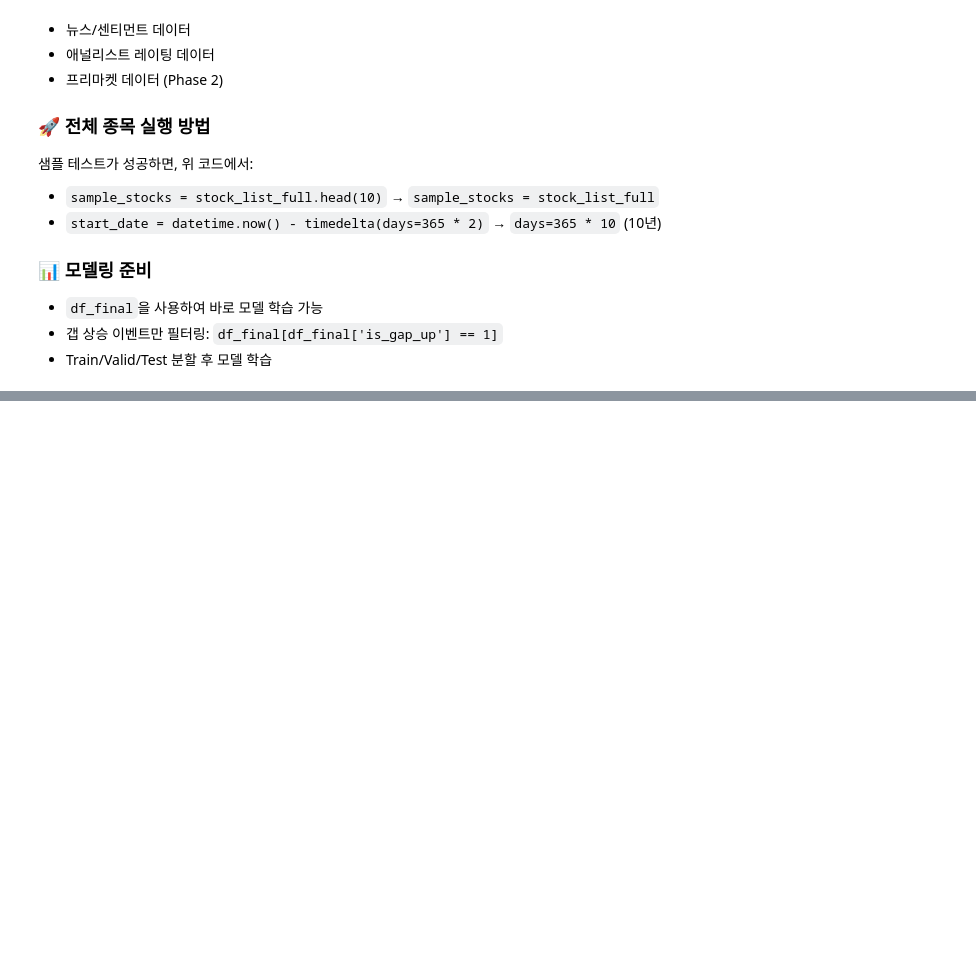
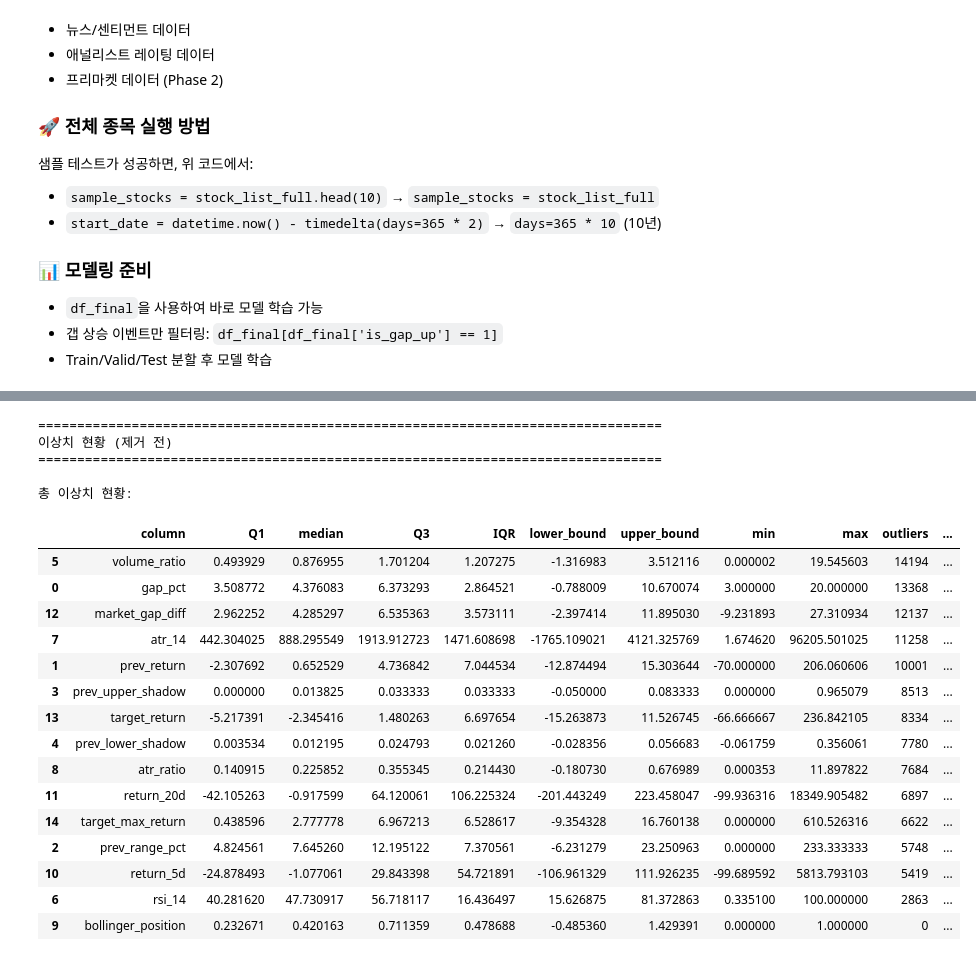
Before and after one commit to kknaks/stock_predict, a Jupyter notebook: notebooks/01_data_exploration.ipynb, the cells around one changed output, grey strips where cells are left out. Cells and saved outputs as stored; diff of their text form; code cells hidden in the pictures; blank space fills up the shorter version.

```diff
--- a/notebooks/01_data_exploration.ipynb
+++ b/notebooks/01_data_exploration.ipynb
@@ -931,0 +933,13 @@ Trying to import the above resulted in these errors:
+# %%
+import pandas as pd
+
+# 1. 기존 데이터 로드
+print("=" * 80)
+print("IQR 이상치 제거")
+print("=" * 80)
+
+df_final = pd.read_parquet("../data/processed/preprocessed_df_full.parquet")
+print(f"\n✓ 데이터 로드 완료")
+print(f"  - Shape: {df_final.shape}")
+print(f"  - 날짜 범위: {df_final['date'].min()} ~ {df_final['date'].max()}")
+print(f"  - 종목 수: {df_final['InfoCode'].nunique():,}")
@@ -931,0 +1071,59 @@ Trying to import the above resulted in these errors:
+# %%
+# 4. 이상치 현황 확인 (제거 전)
+print("=" * 80)
+print("이상치 현황 (제거 전)")
+print("=" * 80)
+
+outlier_summary = []
+for col in outlier_columns:
+    if col not in df_final.columns or df_final[col].isna().all():
+        continue
+
+    Q1 = df_final[col].quantile(0.25)
+    Q3 = df_final[col].quantile(0.75)
+    IQR = Q3 - Q1
+
+    lower = Q1 - 1.5 * IQR
+    upper = Q3 + 1.5 * IQR
+
+    outliers = ((df_final[col] < lower) | (df_final[col] > upper)).sum()
+
+    outlier_summary.append({
+        'column': col,
+        'Q1': Q1,
+        'median': df_final[col].median(),
+        'Q3': Q3,
+        'IQR': IQR,
+        'lower_bound': lower,
+        'upper_bound': upper,
+        'min': df_final[col].min(),
+        'max': df_final[col].max(),
+        'outliers': outliers,
+        'outlier_pct': outliers / len(df_final) * 100,
+    })
+
+df_outlier_summary = pd.DataFrame(outlier_summary).sort_values('outlier_pct', ascending=False)
+print(f"\n총 이상치 현황:")
+display(df_outlier_summary)
+# %% [output]
+================================================================================
+이상치 현황 (제거 전)
+================================================================================
+
+총 이상치 현황:
+|  | column | Q1 | median | Q3 | IQR | lower_bound | upper_bound | min | max | outliers | ... |
+| 5 | volume_ratio | 0.493929 | 0.876955 | 1.701204 | 1.207275 | -1.316983 | 3.512116 | 0.000002 | 19.545603 | 14194 | ... |
+| 0 | gap_pct | 3.508772 | 4.376083 | 6.373293 | 2.864521 | -0.788009 | 10.670074 | 3.000000 | 20.000000 | 13368 | ... |
+| 12 | market_gap_diff | 2.962252 | 4.285297 | 6.535363 | 3.573111 | -2.397414 | 11.895030 | -9.231893 | 27.310934 | 12137 | ... |
+| 7 | atr_14 | 442.304025 | 888.295549 | 1913.912723 | 1471.608698 | -1765.109021 | 4121.325769 | 1.674620 | 96205.501025 | 11258 | ... |
+| 1 | prev_return | -2.307692 | 0.652529 | 4.736842 | 7.044534 | -12.874494 | 15.303644 | -70.000000 | 206.060606 | 10001 | ... |
+| 3 | prev_upper_shadow | 0.000000 | 0.013825 | 0.033333 | 0.033333 | -0.050000 | 0.083333 | 0.000000 | 0.965079 | 8513 | ... |
+| 13 | target_return | -5.217391 | -2.345416 | 1.480263 | 6.697654 | -15.263873 | 11.526745 | -66.666667 | 236.842105 | 8334 | ... |
+| 4 | prev_lower_shadow | 0.003534 | 0.012195 | 0.024793 | 0.021260 | -0.028356 | 0.056683 | -0.061759 | 0.356061 | 7780 | ... |
+| 8 | atr_ratio | 0.140915 | 0.225852 | 0.355345 | 0.214430 | -0.180730 | 0.676989 | 0.000353 | 11.897822 | 7684 | ... |
+| 11 | return_20d | -42.105263 | -0.917599 | 64.120061 | 106.225324 | -201.443249 | 223.458047 | -99.936316 | 18349.905482 | 6897 | ... |
+| 14 | target_max_return | 0.438596 | 2.777778 | 6.967213 | 6.528617 | -9.354328 | 16.760138 | 0.000000 | 610.526316 | 6622 | ... |
+| 2 | prev_range_pct | 4.824561 | 7.645260 | 12.195122 | 7.370561 | -6.231279 | 23.250963 | 0.000000 | 233.333333 | 5748 | ... |
+| 10 | return_5d | -24.878493 | -1.077061 | 29.843398 | 54.721891 | -106.961329 | 111.926235 | -99.689592 | 5813.793103 | 5419 | ... |
+| 6 | rsi_14 | 40.281620 | 47.730917 | 56.718117 | 16.436497 | 15.626875 | 81.372863 | 0.335100 | 100.000000 | 2863 | ... |
+| 9 | bollinger_position | 0.232671 | 0.420163 | 0.711359 | 0.478688 | -0.485360 | 1.429391 | 0.000000 | 1.000000 | 0 | ... |
```
Also changed, not shown: parts of 39 cells of this notebook, 43 other files.
